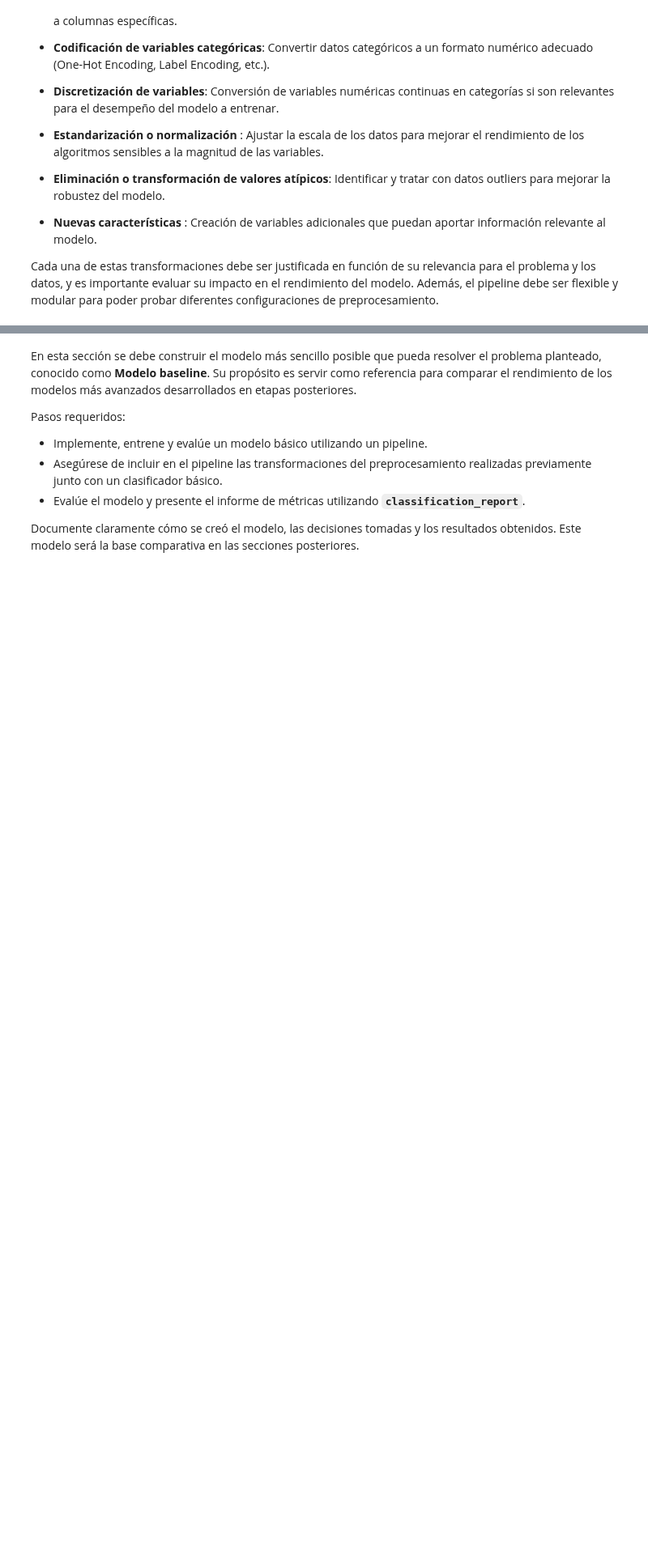
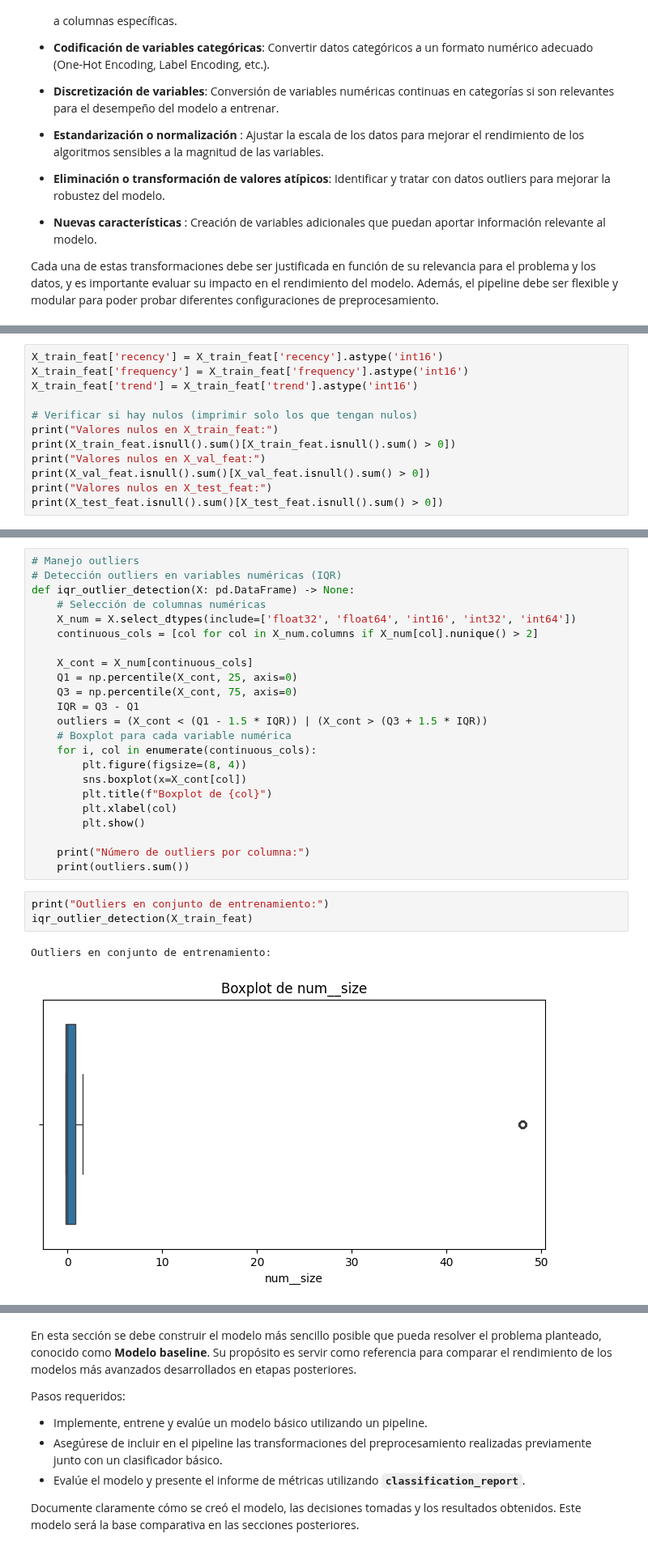
Before and after one commit to fco-marquez/MDS7202_Free_Riders, a Jupyter notebook: entrega1/enunciado_entrega1.ipynb, the cells around one changed output, grey strips where cells are left out. Shown at 81% size. Cells and saved outputs as stored; diff of their text form; blank space fills up the shorter version.

```diff
--- a/entrega1/enunciado_entrega1.ipynb
+++ b/entrega1/enunciado_entrega1.ipynb
@@ -1063,0 +1108,12 @@ X_test: (1200178, 46)
+# %%
+X_train_feat['recency'] = X_train_feat['recency'].astype('int16')
+X_train_feat['frequency'] = X_train_feat['frequency'].astype('int16')
+X_train_feat['trend'] = X_train_feat['trend'].astype('int16')
+
+# Verificar si hay nulos (imprimir solo los que tengan nulos)
+print("Valores nulos en X_train_feat:")
+print(X_train_feat.isnull().sum()[X_train_feat.isnull().sum() > 0])
+print("Valores nulos en X_val_feat:")
+print(X_val_feat.isnull().sum()[X_val_feat.isnull().sum() > 0])
+print("Valores nulos en X_test_feat:")
+print(X_test_feat.isnull().sum()[X_test_feat.isnull().sum() > 0])
@@ -1063,0 +1127,29 @@ X_test: (1200178, 46)
+# %%
+# Manejo outliers
+# Detección outliers en variables numéricas (IQR)
+def iqr_outlier_detection(X: pd.DataFrame) -> None:
+    # Selección de columnas numéricas
+    X_num = X.select_dtypes(include=['float32', 'float64', 'int16', 'int32', 'int64'])
+    continuous_cols = [col for col in X_num.columns if X_num[col].nunique() > 2]
+
+    X_cont = X_num[continuous_cols]
+    Q1 = np.percentile(X_cont, 25, axis=0)
+    Q3 = np.percentile(X_cont, 75, axis=0)
+    IQR = Q3 - Q1
+    outliers = (X_cont < (Q1 - 1.5 * IQR)) | (X_cont > (Q3 + 1.5 * IQR))
+    # Boxplot para cada variable numérica
+    for i, col in enumerate(continuous_cols):
+        plt.figure(figsize=(8, 4))
+        sns.boxplot(x=X_cont[col])
+        plt.title(f"Boxplot de {col}")
+        plt.xlabel(col)
+        plt.show()
+
+    print("Número de outliers por columna:")
+    print(outliers.sum())
+# %%
+print("Outliers en conjunto de entrenamiento:")
+iqr_outlier_detection(X_train_feat)
+# %% [output]
+Outliers en conjunto de entrenamiento:
+[figure, added]
```
Also changed, not shown: parts of 23 cells of this notebook, 3 other files.
